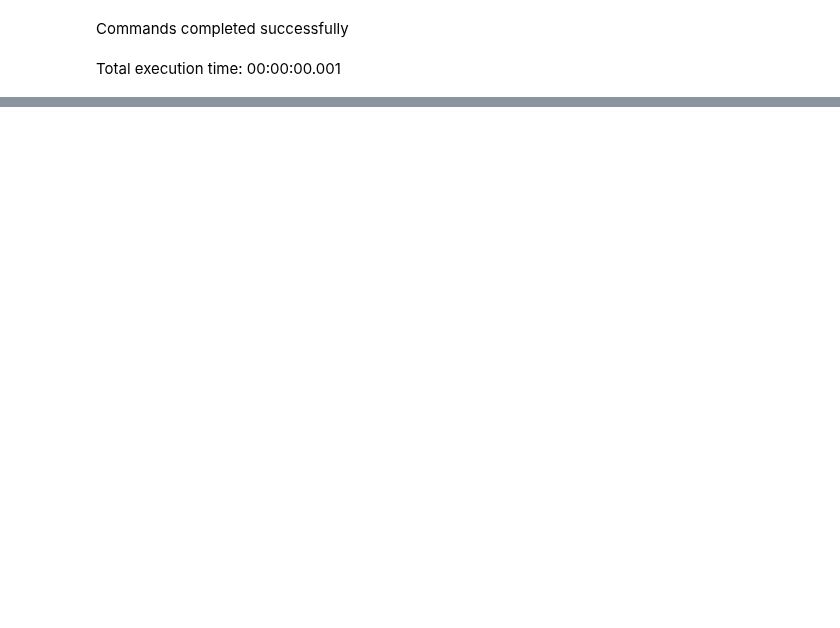
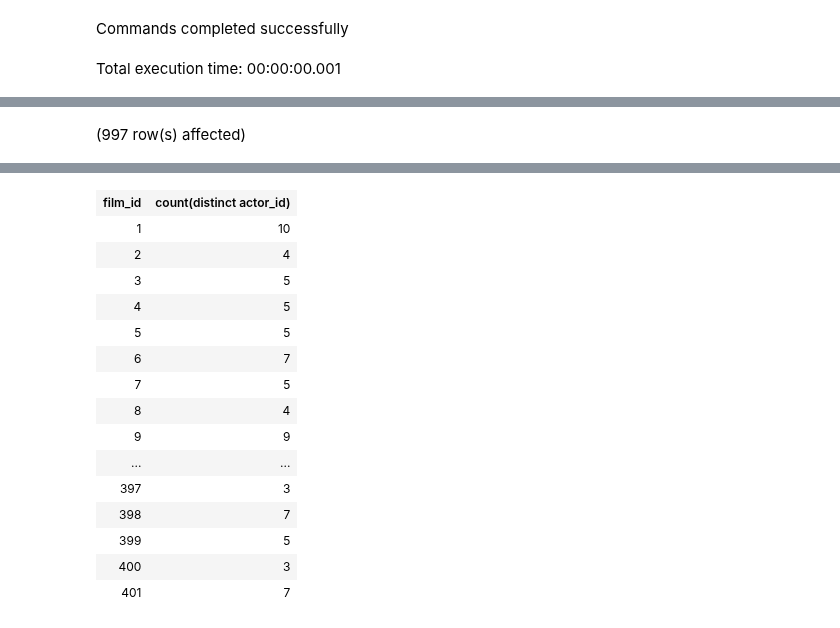
Before and after one commit to gupta-aayushkr/SQL-Queries, a Jupyter notebook: Practice Queries/mavenmoviesdb.ipynb, the cells around one changed output, grey strips where cells are left out. Saved outputs shown, nothing was run; the diff lists cells and outputs as text; code cells hidden in the pictures; blank space fills up the shorter version.

```diff
--- a/Practice Queries/mavenmoviesdb.ipynb
+++ b/Practice Queries/mavenmoviesdb.ipynb
@@ -67,0 +131,4 @@ Total execution time: 00:00:01.006
+# %%
+select film_id, count(distinct actor_id) from film_actor GROUP by film_id
+# %% [output]
+(997 row(s) affected)
@@ -67,0 +136,16 @@ Total execution time: 00:00:01.006
+| film_id | count(distinct actor_id) |
+| 1 | 10 |
+| 2 | 4 |
+| 3 | 5 |
+| 4 | 5 |
+| 5 | 5 |
+| 6 | 7 |
+| 7 | 5 |
+| 8 | 4 |
+| 9 | 9 |
+| ... | ... |
+| 397 | 3 |
+| 398 | 7 |
+| 399 | 5 |
+| 400 | 3 |
+| 401 | 7 |
```
Also changed, not shown: parts of 8 cells of this notebook, 7 other files.
